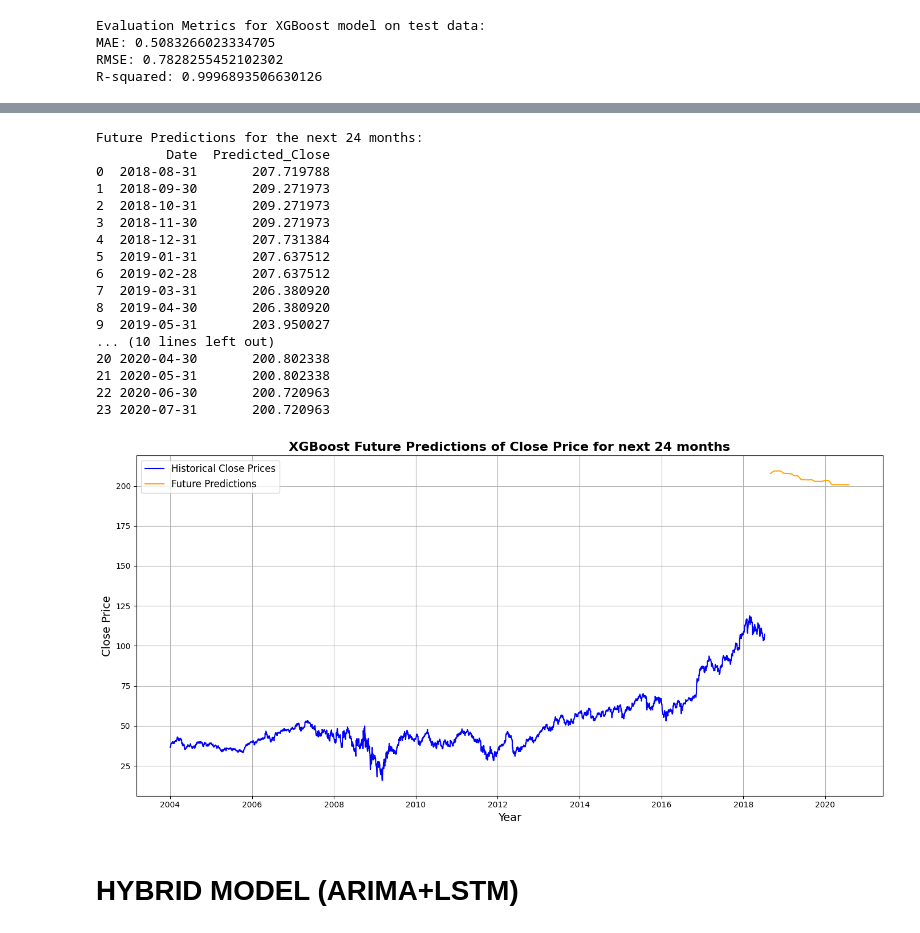
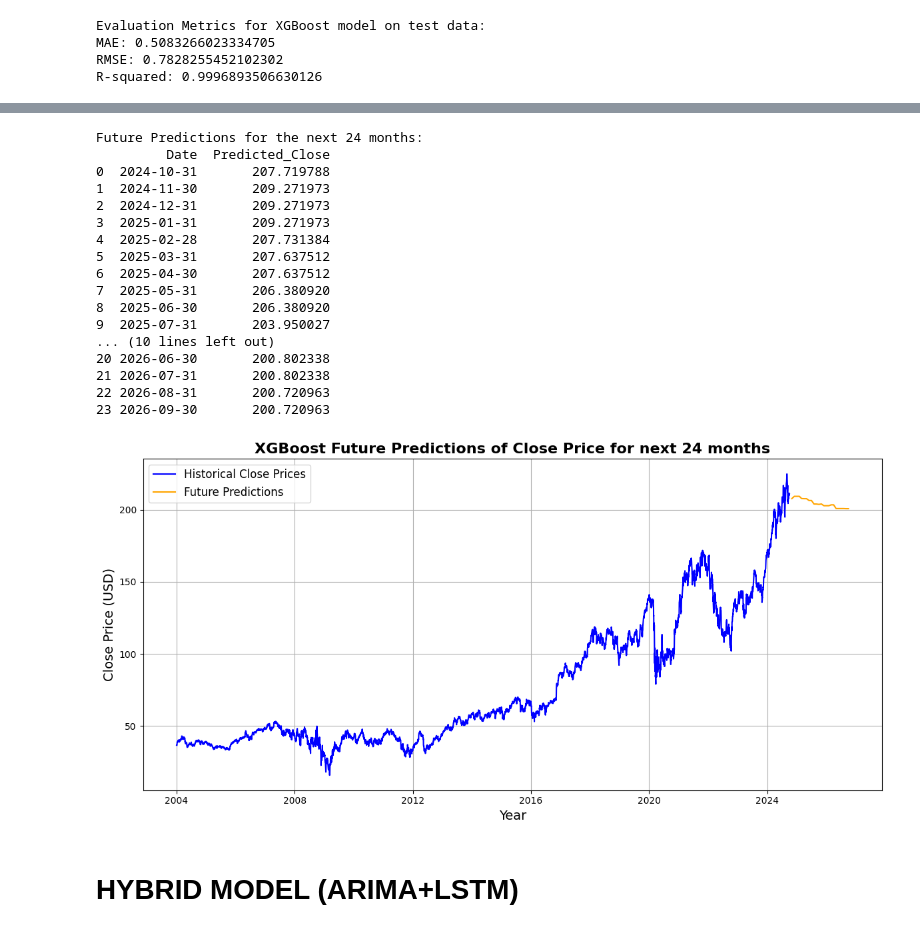
Before and after one commit to AnishTeku/DataScienceFinalProjet-JP-Morgan-forecasting-, a Jupyter notebook: 22013306_PROJECT_.ipynb, the cells around one changed output, grey strips where cells are left out. Saved outputs shown, nothing was run; the diff lists cells and outputs as text; code cells hidden in the pictures.

```diff
--- a/22013306_PROJECT_.ipynb
+++ b/22013306_PROJECT_.ipynb
@@ -349,6 +332,7 @@ from tensorflow.keras.models import Sequential
 from tensorflow.keras.layers import LSTM, Dense, Dropout
 from sklearn.preprocessing import MinMaxScaler
 from sklearn.metrics import mean_absolute_error, mean_squared_error, r2_score
+from tensorflow.keras.callbacks import EarlyStopping
 
 SEED = 42
 np.random.seed(SEED)
@@ -391,8 +375,10 @@ model = Sequential([
 # Compile the model
 model.compile(optimizer='adam', loss='mean_squared_error')
 
+#To prevent overfitting
+early_stopping = EarlyStopping(monitor='val_loss', patience=10, restore_best_weights=True)
 # Train the model
-history = model.fit(X_train, y_train, epochs=50, validation_data=(X_val, y_val), batch_size=32, verbose=1)
+history = model.fit(X_train, y_train, epochs=50, validation_data=(X_val, y_val), batch_size=32, verbose=1, callbacks=[early_stopping])
 
 # Evaluate on test data
 y_pred_scaled = model.predict(X_test)
@@ -403,22 +389,5 @@ mae = mean_absolute_error(y_actual, y_pred)
 rmse = np.sqrt(mean_squared_error(y_actual, y_pred))
 r2 = r2_score(y_actual, y_pred)
 print(f"MAE: {mae:.2f}, RMSE: {rmse:.2f}, R2: {r2:.2f}")
-
-std_dev = np.std(y_pred- y_actual)
-lower_bound = y_pred - std_dev
-upper_bound = y_pred + std_dev
-
-# Plot Actual vs Predicted Prices
-plt.figure(figsize=(12, 6))
-plt.plot(y_actual, label='Actual Stock Price', color='blue', linewidth=2, alpha=0.8)
-plt.plot(y_pred, label='Predicted Stock Price', color='orange', linestyle='--', linewidth=2, alpha=0.8)
-plt.fill_between(range(len(y_pred)), lower_bound.flatten(), upper_bound.flatten(), color='orange', alpha=0.2, label='Confidence Interval')
-plt.title('LSTM Model: Actual vs Predicted Stock Prices', fontweight='bold', fontsize=16)
-plt.xlabel('Time', fontsize=14, labelpad=10)
-plt.ylabel('Price (USD)', fontsize=14, labelpad=10)
-plt.legend(fontsize=12)
-plt.grid(True)
-plt.tight_layout()
-plt.show()
 # %% [output]
 Epoch 1/50
@@ -599,7 +599,7 @@ for _ in range(future_months):
     last_features = np.array(new_features).reshape(1, -1)
 
 # Convert future predictions to a DataFrame
-future_dates = pd.date_range(start=train_data.index[-1], periods=future_months + 1, freq='ME')[1:]
+future_dates = pd.date_range(start=data.index[-1], periods=future_months + 1, freq='ME')[1:]
 future_predictions_df = pd.DataFrame({'Date': future_dates, 'Predicted_Close': future_predictions})
 
 # Print future predictions
@@ -608,36 +608,35 @@ print(future_predictions_df)
 # %% [output]
 Future Predictions for the next 24 months:
          Date  Predicted_Close
-0  2018-08-31       207.719788
-1  2018-09-30       209.271973
-2  2018-10-31       209.271973
-3  2018-11-30       209.271973
-4  2018-12-31       207.731384
-5  2019-01-31       207.637512
-6  2019-02-28       207.637512
-7  2019-03-31       206.380920
-8  2019-04-30       206.380920
-9  2019-05-31       203.950027
+0  2024-10-31       207.719788
+1  2024-11-30       209.271973
+2  2024-12-31       209.271973
+3  2025-01-31       209.271973
+4  2025-02-28       207.731384
+5  2025-03-31       207.637512
+6  2025-04-30       207.637512
+7  2025-05-31       206.380920
+8  2025-06-30       206.380920
+9  2025-07-31       203.950027
 ... (10 lines left out)
-20 2020-04-30       200.802338
-21 2020-05-31       200.802338
-22 2020-06-30       200.720963
-23 2020-07-31       200.720963
+20 2026-06-30       200.802338
+21 2026-07-31       200.802338
+22 2026-08-31       200.720963
+23 2026-09-30       200.720963
 # %%
 # Plot historical data and future predictions
-plt.figure(figsize=(14, 7))
-#plt.plot(train_data.index, train_data['Close'], label='Historical Close Prices', color='blue')
-plt.plot(data.index[:len(train_data)], data['Close'][:len(train_data)], label='Historical Close Prices', color='blue')
+plt.figure(figsize=(12, 6))
+plt.plot(data.index, data['Close'], label='Historical Close Prices', color='blue')
 plt.plot(future_predictions_df['Date'], future_predictions_df['Predicted_Close'], label='Future Predictions', color='orange')
 plt.title('XGBoost Future Predictions of Close Price for next 24 months', fontsize=16, fontweight='bold')
 plt.xlabel('Year', fontsize=14)
-plt.ylabel('Close Price', fontsize=14)
+plt.ylabel('Close Price (USD)', fontsize=14)
 plt.legend(fontsize=12)
 plt.grid(True)
 plt.tight_layout()
 plt.show()
 # %% [output]
-[figure, old version]
+[figure, new version]
 # %% [markdown]
 # **HYBRID MODEL (ARIMA+LSTM)**
 # %%
```
Also changed, not shown: parts of 30 cells of this notebook.
